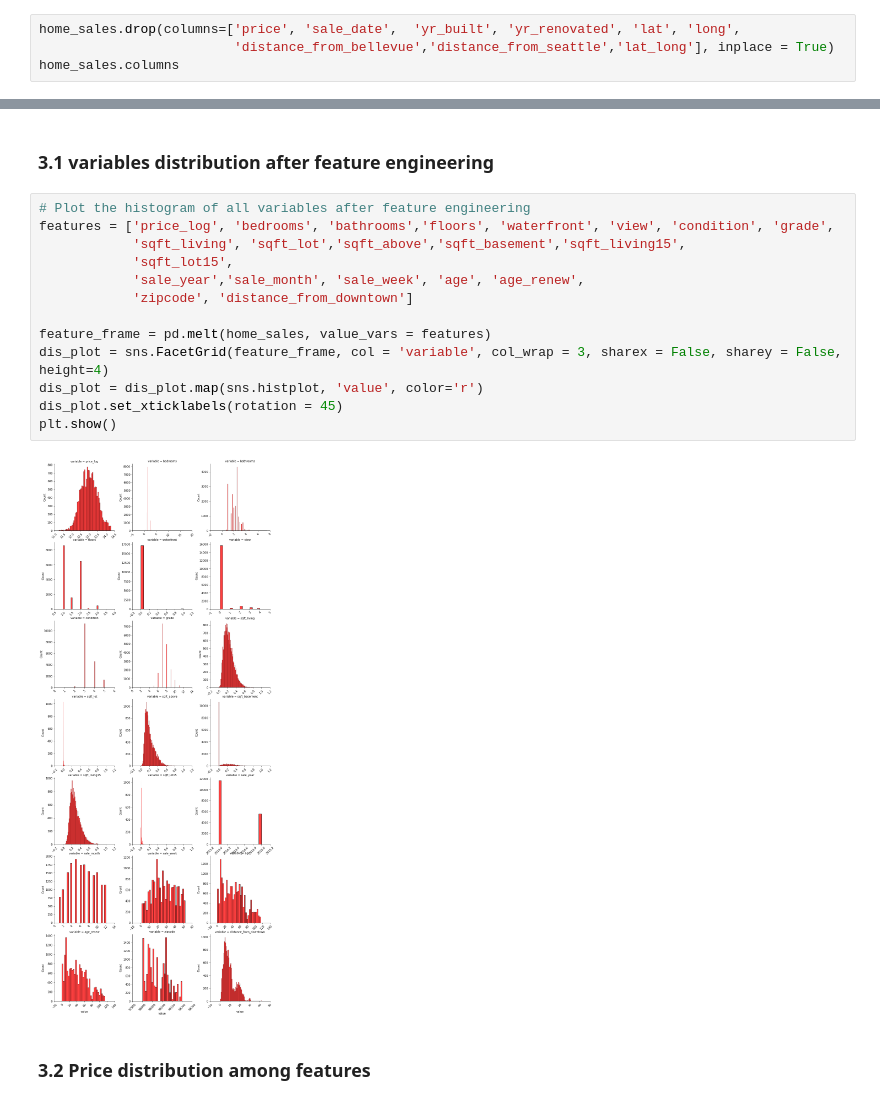
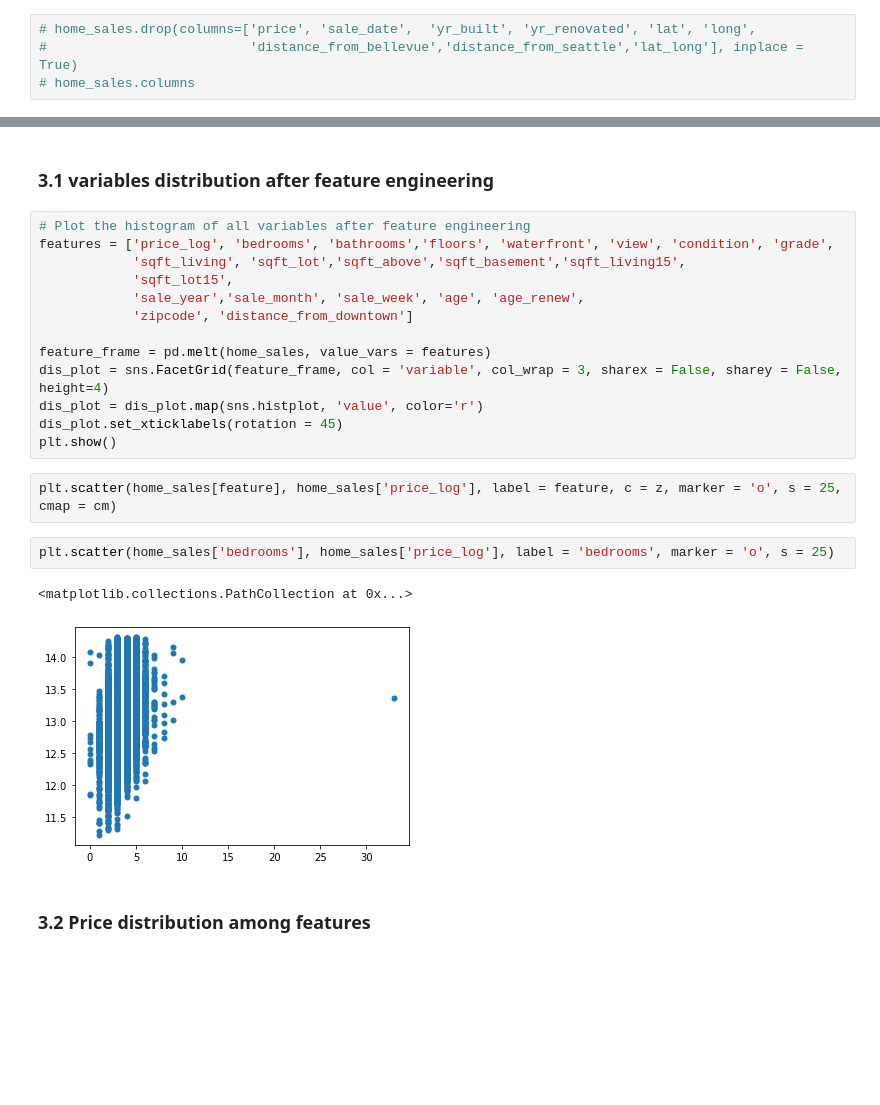
Before and after one commit to chunyanhao/Machine_Learning_Predict_House_Price, a Jupyter notebook: practice.ipynb, the cells around one changed output, grey strips where cells are left out. Drawn from its saved outputs; the diff is of its cells as text; blank space fills up the shorter version.

```diff
--- a/practice.ipynb
+++ b/practice.ipynb
@@ -261,6 +196,6 @@ Index(['price_log', 'price', 'bedrooms', 'bathrooms', 'sqft_living',
        'distance_from_downtown'],
       dtype='object')
 # %%
-home_sales.drop(columns=['price', 'sale_date',  'yr_built', 'yr_renovated', 'lat', 'long',
-                         'distance_from_bellevue','distance_from_seattle','lat_long'], inplace = True)
-home_sales.columns
+# home_sales.drop(columns=['price', 'sale_date',  'yr_built', 'yr_renovated', 'lat', 'long',
+#                          'distance_from_bellevue','distance_from_seattle','lat_long'], inplace = True)
+# home_sales.columns
@@ -288,8 +216,13 @@ dis_plot = sns.FacetGrid(feature_frame, col = 'variable', col_wrap = 3, sharex =
 dis_plot = dis_plot.map(sns.histplot, 'value', color='r')
 dis_plot.set_xticklabels(rotation = 45)
 plt.show()
-# %% [output]
-[figure, removed]
+# %%
+plt.scatter(home_sales[feature], home_sales['price_log'], label = feature, c = z, marker = 'o', s = 25, cmap = cm)
+# %%
+plt.scatter(home_sales['bedrooms'], home_sales['price_log'], label = 'bedrooms', marker = 'o', s = 25)
+# %% [output]
+<matplotlib.collections.PathCollection at 0x...>
+[figure, added]
 # %% [markdown]
 ### 3.2 Price distribution among features
 # %%
```
Also changed, not shown: parts of 20 cells of this notebook, 4 other files.
